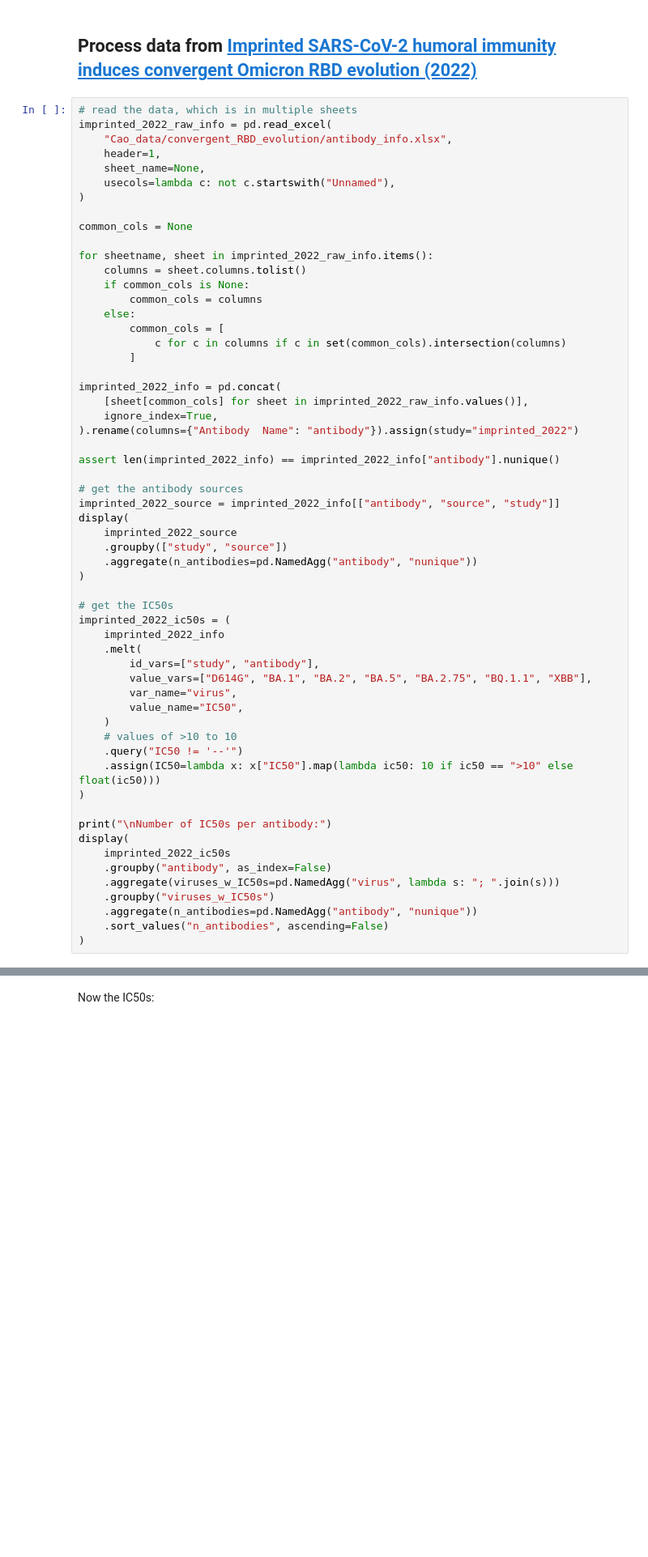
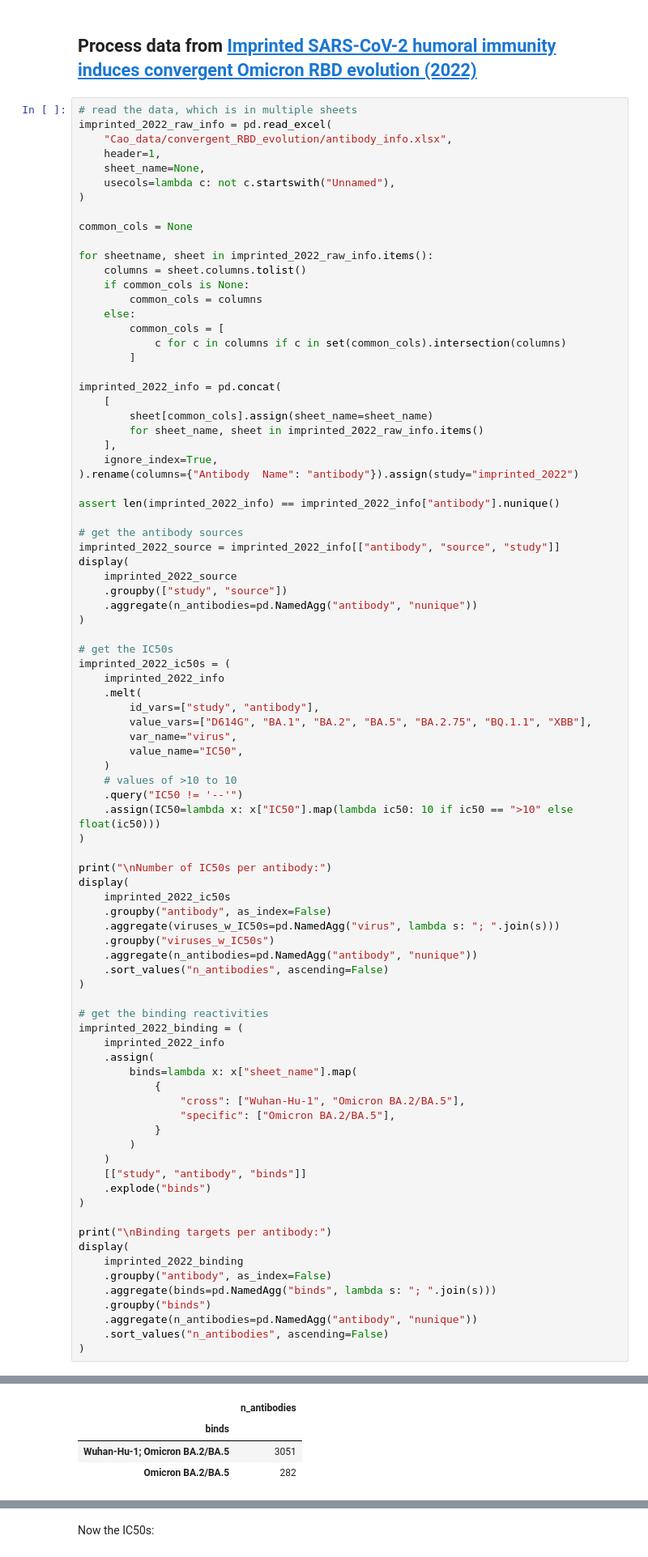
Before and after one commit to jbloomlab/SARS2-RBD-escape-calc, a Jupyter notebook: process_data.ipynb, the cells around one changed output, grey strips where cells are left out. Shown at 81% size. Drawn from its saved outputs; the diff is of its cells as text; blank space fills up the shorter version.

```diff
--- a/process_data.ipynb
+++ b/process_data.ipynb
@@ -128,7 +161,10 @@ for sheetname, sheet in imprinted_2022_raw_info.items():
         ]
 
 imprinted_2022_info = pd.concat(
-    [sheet[common_cols] for sheet in imprinted_2022_raw_info.values()],
+    [
+        sheet[common_cols].assign(sheet_name=sheet_name)
+        for sheet_name, sheet in imprinted_2022_raw_info.items()
+    ],
     ignore_index=True,
 ).rename(columns={"Antibody  Name": "antibody"}).assign(study="imprinted_2022")
 
@@ -165,6 +201,31 @@ display(
     .aggregate(n_antibodies=pd.NamedAgg("antibody", "nunique"))
     .sort_values("n_antibodies", ascending=False)
 )
+
+# get the binding reactivities
+imprinted_2022_binding = (
+    imprinted_2022_info
+    .assign(
+        binds=lambda x: x["sheet_name"].map(
+            {
+                "cross": ["Wuhan-Hu-1", "Omicron BA.2/BA.5"],
+                "specific": ["Omicron BA.2/BA.5"],
+            }
+        )
+    )
+    [["study", "antibody", "binds"]]
+    .explode("binds")
+)
+
+print("\nBinding targets per antibody:")
+display(
+    imprinted_2022_binding
+    .groupby("antibody", as_index=False)
+    .aggregate(binds=pd.NamedAgg("binds", lambda s: "; ".join(s)))
+    .groupby("binds")
+    .aggregate(n_antibodies=pd.NamedAgg("antibody", "nunique"))
+    .sort_values("n_antibodies", ascending=False)
+)
 # %% [output]
 |  |  | n_antibodies |
 | study | source |  |
@@ -189,3 +251,7 @@ Number of IC50s per antibody:
+|  | n_antibodies |
+| binds |  |
+| Wuhan-Hu-1; Omicron BA.2/BA.5 | 3051 |
+| Omicron BA.2/BA.5 | 282 |
 # %% [markdown]
 ## Aggregate the antibody information from the different studies
 First the antibody sources:
```
Also changed, not shown: parts of 6 cells of this notebook, 1 other file.
